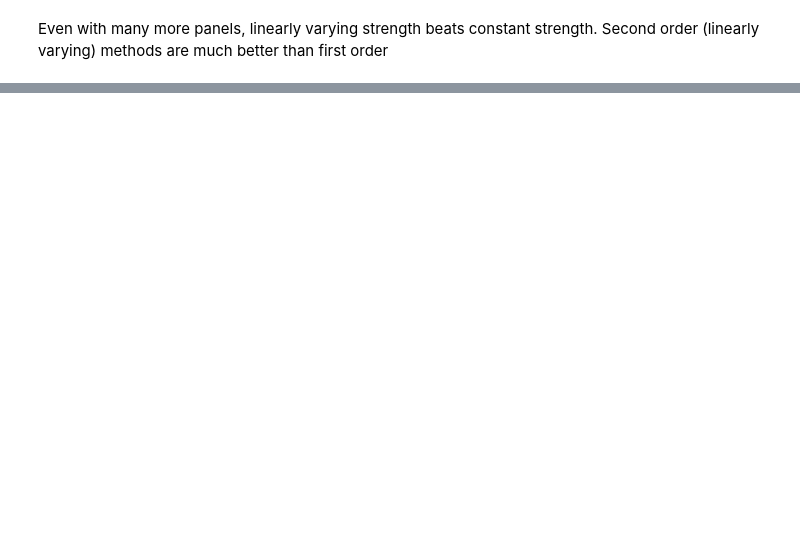
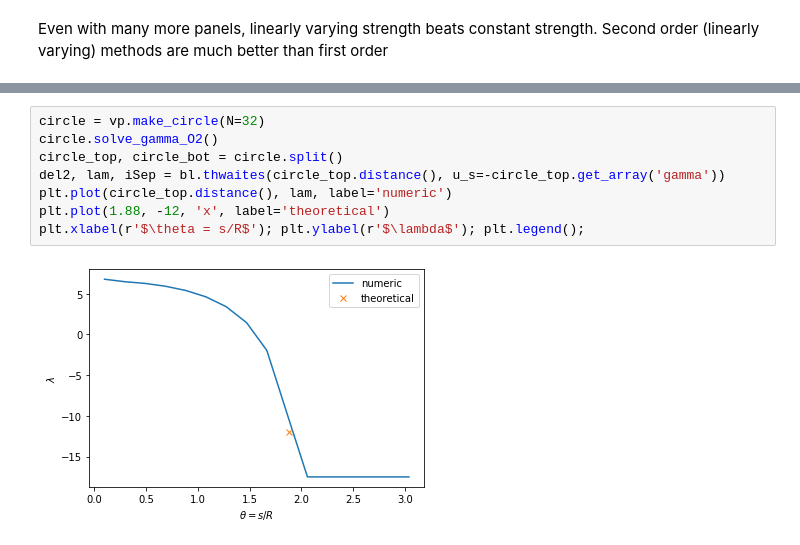
Before and after one commit to weymouth/MarineHydro, a Jupyter notebook: tutorials/notebook template.ipynb, the cells around one changed output, grey strips where cells are left out. Drawn from its saved outputs; the diff is of its cells as text; blank space fills up the shorter version.

```diff
--- a/tutorials/notebook template.ipynb
+++ b/tutorials/notebook template.ipynb
@@ -396,0 +491,10 @@ Even with many more panels, linearly varying strength beats constant strength. S
+# %%
+circle = vp.make_circle(N=32)
+circle.solve_gamma_O2()
+circle_top, circle_bot = circle.split()
+del2, lam, iSep = bl.thwaites(circle_top.distance(), u_s=-circle_top.get_array('gamma'))
+plt.plot(circle_top.distance(), lam, label='numeric')
+plt.plot(1.88, -12, 'x', label='theoretical')
+plt.xlabel(r'$\theta = s/R$'); plt.ylabel(r'$\lambda$'); plt.legend();
+# %% [output]
+[figure, added]
```
Also changed, not shown: parts of 16 cells of this notebook.
